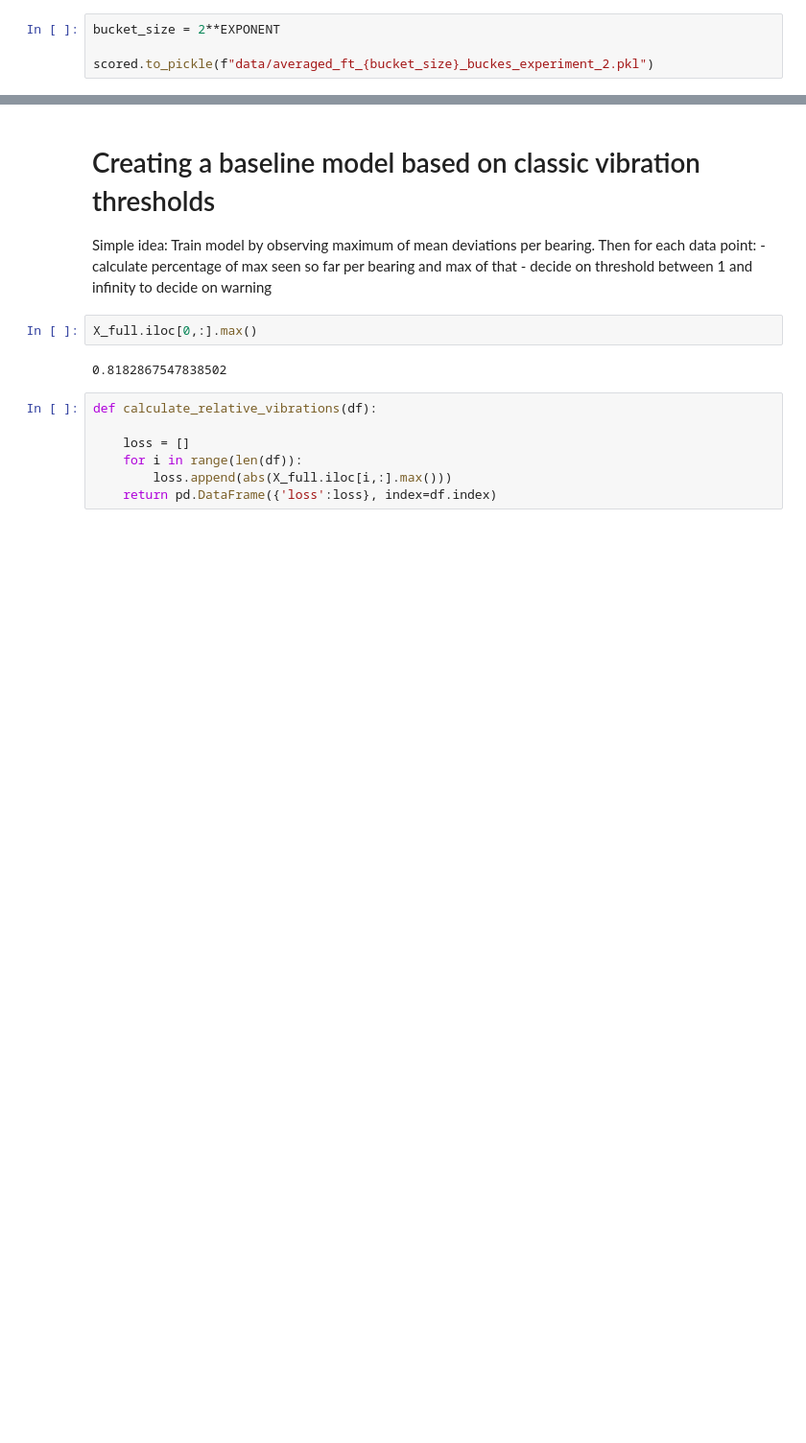
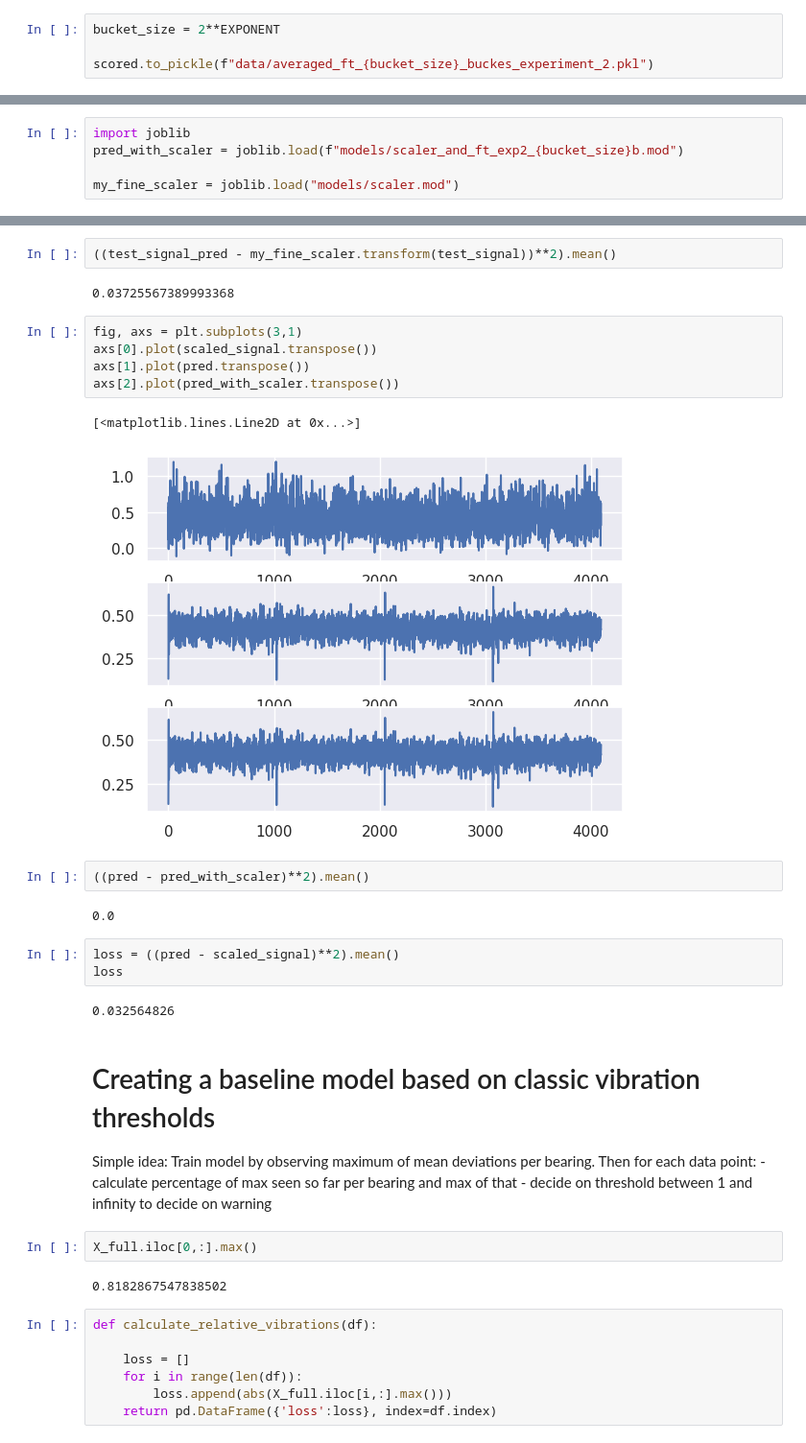
Before and after one commit to emsoft1/train_project_main, a Jupyter notebook: notebooks/PlayingAroundWithFourierTransforms.ipynb, the cells around one changed output, grey strips where cells are left out. Shown: that part at 96% size. Drawn from its saved outputs; the diff is of its cells as text; blank space fills up the shorter version.

```diff
--- a/notebooks/PlayingAroundWithFourierTransforms.ipynb
+++ b/notebooks/PlayingAroundWithFourierTransforms.ipynb
@@ -510,0 +516,5 @@ loss
+# %%
+import joblib
+pred_with_scaler = joblib.load(f"models/scaler_and_ft_exp2_{bucket_size}b.mod")
+
+my_fine_scaler = joblib.load("models/scaler.mod")
@@ -511,3 +563,24 @@ loss
+# %%
+((test_signal_pred - my_fine_scaler.transform(test_signal))**2).mean()
+# %% [output]
+0.03725567389993368
+# %%
+fig, axs = plt.subplots(3,1)
+axs[0].plot(scaled_signal.transpose())
+axs[1].plot(pred.transpose())
+axs[2].plot(pred_with_scaler.transpose())
+# %% [output]
+[<matplotlib.lines.Line2D at 0x...>]
+[figure, added]
+# %%
+((pred - pred_with_scaler)**2).mean()
+# %% [output]
+0.0
+# %%
+loss = ((pred - scaled_signal)**2).mean()
+loss
+# %% [output]
+0.032564826
 # %% [markdown]
 # Creating a baseline model based on classic vibration thresholds
 
```
Also changed, not shown: parts of 64 cells of this notebook, 3 other files.
